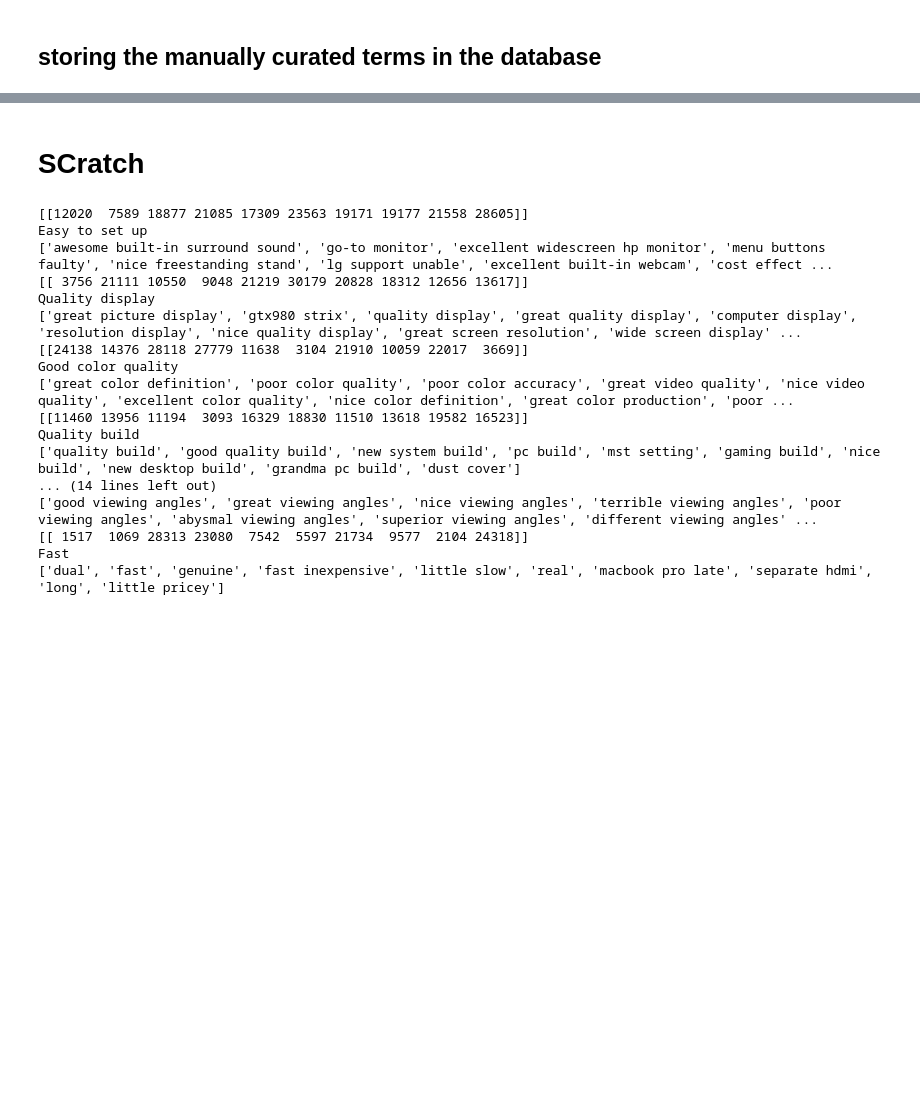
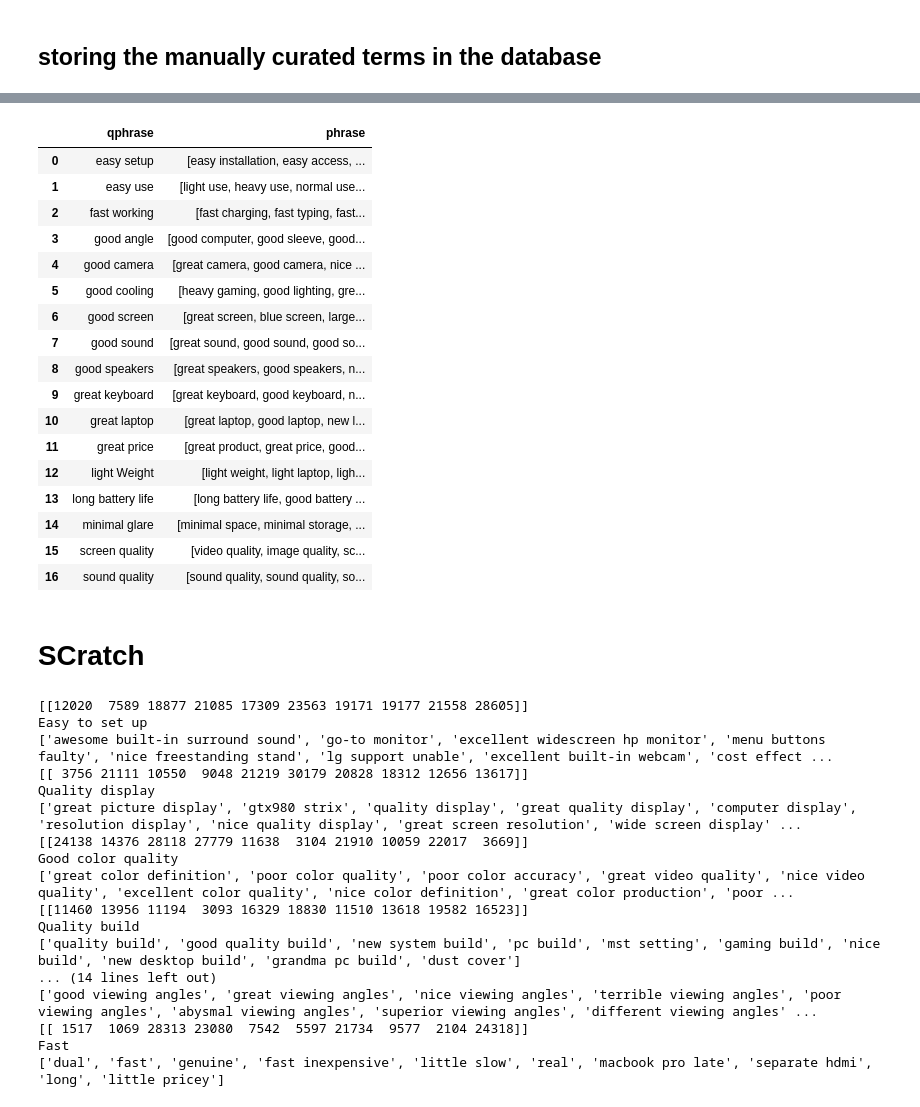
Before and after one commit to avelllabs/Gabby, a Jupyter notebook: notebooks/17_gb_phrase_orders_and_groupings.ipynb, the cells around one changed output, grey strips where cells are left out. Saved outputs shown, nothing was run; the diff lists cells and outputs as text; code cells hidden in the pictures; blank space fills up the shorter version.

```diff
--- a/notebooks/17_gb_phrase_orders_and_groupings.ipynb
+++ b/notebooks/17_gb_phrase_orders_and_groupings.ipynb
@@ -524,3 +538,25 @@ Name: qphrase, dtype: int64
+# %%
+# API contenders
+curated_attributes.sort_values('neighbor_distances').sort_values('n_reviews', ascending=False).groupby('qphrase')['phrase'].apply(list).reset_index()
+# %% [output]
+|  | qphrase | phrase |
+| 0 | easy setup | [easy installation, easy access, ... |
+| 1 | easy use | [light use, heavy use, normal use... |
+| 2 | fast working | [fast charging, fast typing, fast... |
+| 3 | good angle | [good computer, good sleeve, good... |
+| 4 | good camera | [great camera, good camera, nice ... |
+| 5 | good cooling | [heavy gaming, good lighting, gre... |
+| 6 | good screen | [great screen, blue screen, large... |
+| 7 | good sound | [great sound, good sound, good so... |
+| 8 | good speakers | [great speakers, good speakers, n... |
+| 9 | great keyboard | [great keyboard, good keyboard, n... |
+| 10 | great laptop | [great laptop, good laptop, new l... |
+| 11 | great price | [great product, great price, good... |
+| 12 | light Weight | [light weight, light laptop, ligh... |
+| 13 | long battery life | [long battery life, good battery ... |
+| 14 | minimal glare | [minimal space, minimal storage, ... |
+| 15 | screen quality | [video quality, image quality, sc... |
+| 16 | sound quality | [sound quality, sound quality, so... |
 # %% [markdown]
 # SCratch
 # %%
```
Also changed, not shown: parts of 23 cells of this notebook, 1 other file.
